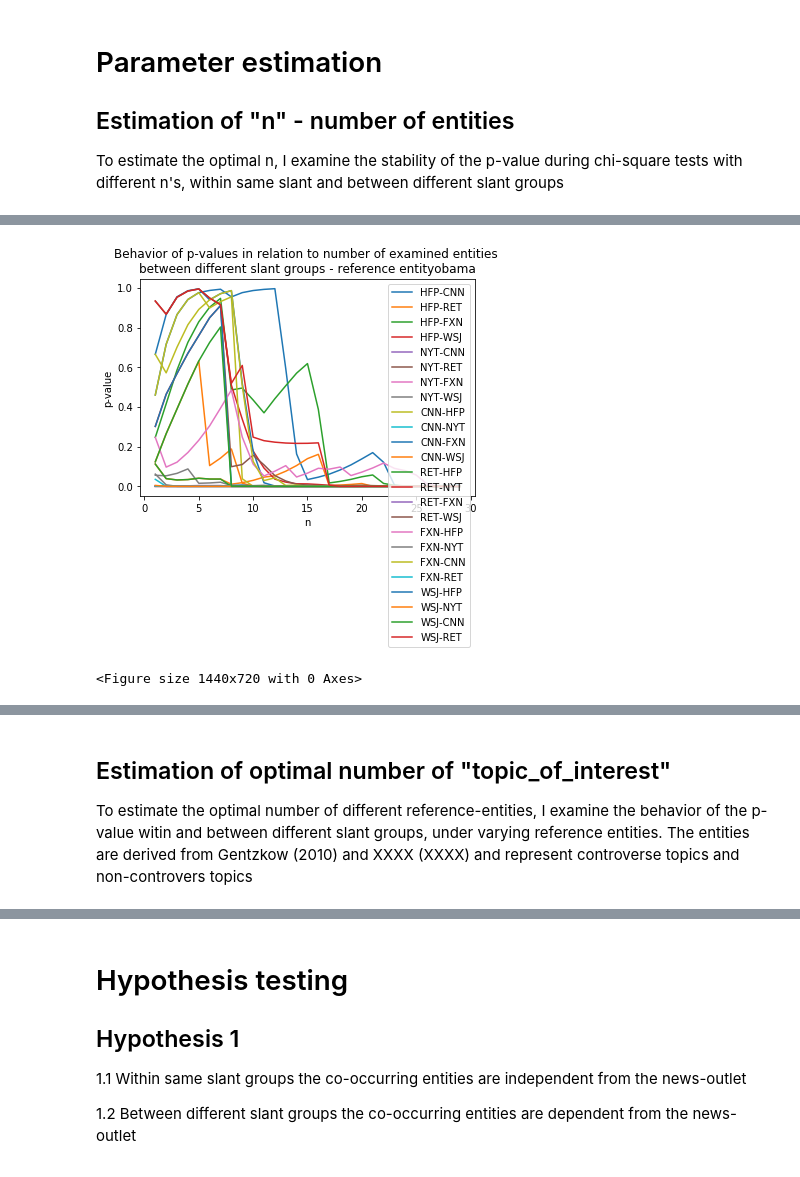
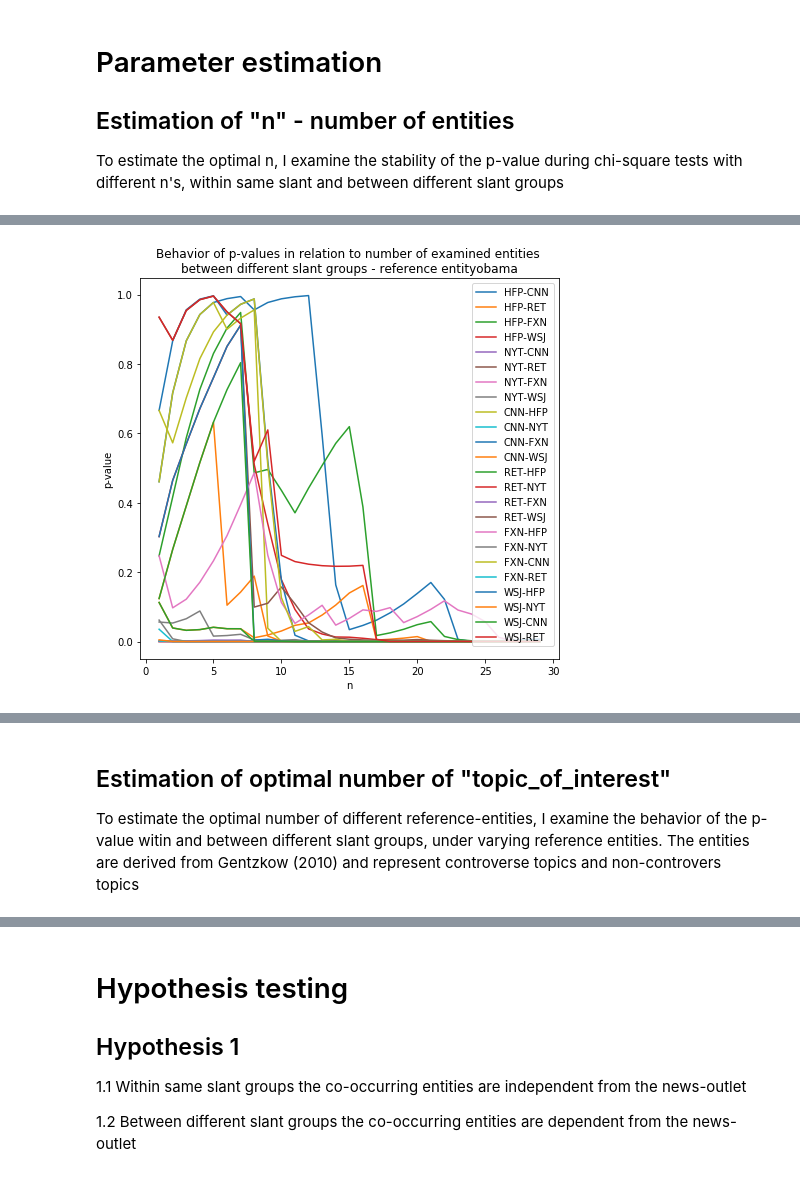
Before and after one commit to the-banandit/OmissionOrCommission, a Jupyter notebook: compareNews.ipynb, the cells around one changed output, grey strips where cells are left out. Saved outputs shown, nothing was run; the diff lists cells and outputs as text; code cells hidden in the pictures.

```diff
--- a/compareNews.ipynb
+++ b/compareNews.ipynb
@@ -732,25 +825,23 @@ df
 # %%
 # Visualze
 
-df.plot(kind="line")
+df.plot(kind="line", figsize=(7.5, 7.0))
 
 plt.xlabel("n")
 plt.ylabel("p-value")
 plt.title(
     "Behavior of p-values in relation to number of examined entities \nbetween different slant groups - reference entity"
     + TOPIC_OF_INTEREST
 )
 plt.legend()
-plt.figure(figsize=(20, 10))
 plt.show()
 # %% [output]
-[figure, old version]
+[figure, new version]
-<Figure size 1440x720 with 0 Axes>
 [interactive output not drawn]
 # %% [markdown]
 ## Estimation of optimal number of "topic_of_interest"
 
-To estimate the optimal number of different reference-entities, I examine the behavior of the p-value witin and between different slant groups, under varying reference entities. The entities are derived from Gentzkow (2010) and XXXX (XXXX) and represent controverse topics and non-controvers topics
+To estimate the optimal number of different reference-entities, I examine the behavior of the p-value witin and between different slant groups, under varying reference entities. The entities are derived from Gentzkow (2010)  and represent controverse topics and non-controvers topics
 # %%
 # hyper-parameters
 # directory path of relation models
```
Also changed, not shown: parts of 42 cells of this notebook, 38 other files.
